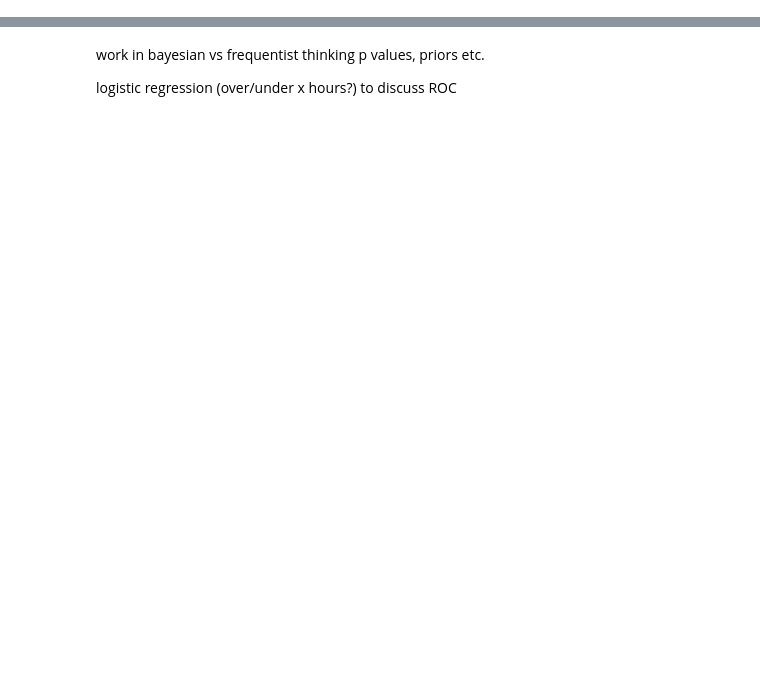
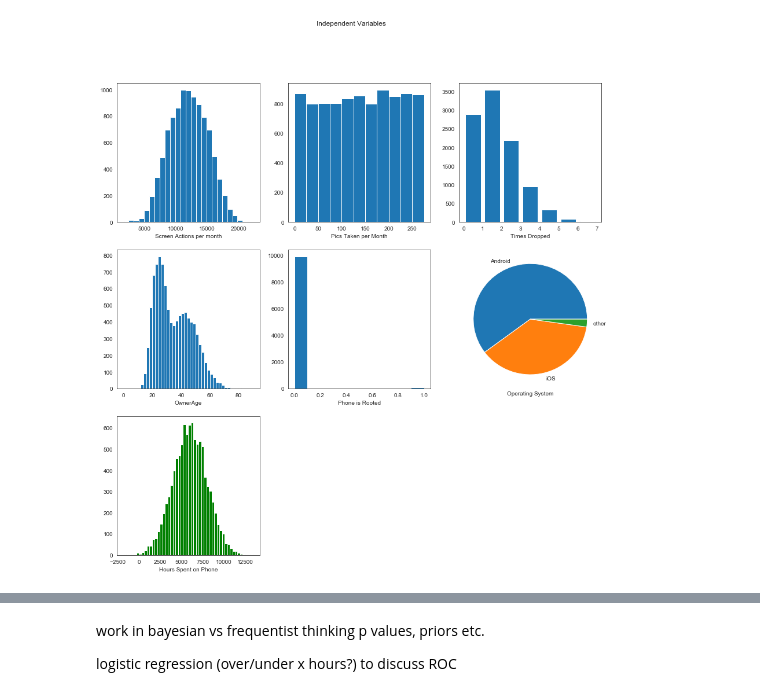
Before and after one commit to conditg/predicting-disruption, a Jupyter notebook: working-notebook.ipynb, the cells around one changed output, grey strips where cells are left out. Saved outputs shown, nothing was run; the diff lists cells and outputs as text; code cells hidden in the pictures; blank space fills up the shorter version.

```diff
--- a/working-notebook.ipynb
+++ b/working-notebook.ipynb
@@ -11,0 +165,5 @@ plt.show()
+# %%
+viz = createSet(targetskew=0)
+print(viz.df.shape)
+display(viz.df.head())
+viz.df.corr()
@@ -11,0 +185,31 @@ plt.show()
+# %%
+#Core feature Histograms
+
+plt.figure(figsize=(15,15))
+plt.suptitle('Independent Variables')
+plt.subplot(331)
+plt.hist(viz.df.screenActions, bins=25)
+plt.xlabel('Screen Actions per month')
+plt.subplot(332)
+plt.hist(viz.df.picsPerMonth, bins=np.arange(0,max(viz.df.picsPerMonth),25))
+plt.xlabel('Pics Taken per Month')
+plt.subplot(333)
+plt.hist(viz.df.timesDropped, bins=np.arange(0,max(viz.df.timesDropped),1), rwidth = .8)
+plt.xlabel('Times Dropped')
+plt.subplot(334)
+plt.hist(viz.df.ownerAge, bins=np.arange(0,max(viz.df.ownerAge),2))
+plt.xlabel('OwnerAge')
+plt.subplot(335)
+plt.hist(viz.df.rooted)#, bins=np.arange(0,40,3))
+plt.xlabel('Phone is Rooted')
+plt.subplot(336)
+take.df['os'].value_counts().plot(kind='pie')
+plt.xlabel('Operating System')
+plt.ylabel('')
+plt.subplot(337)
+plt.hist(viz.df.hoursSpent, color='g', bins=50)#, bins=np.arange(0,40,3))
+plt.xlabel('Hours Spent on Phone')
+
+plt.show()
+# %% [output]
+[figure, added]
```
Also changed, not shown: parts of 30 cells of this notebook.
